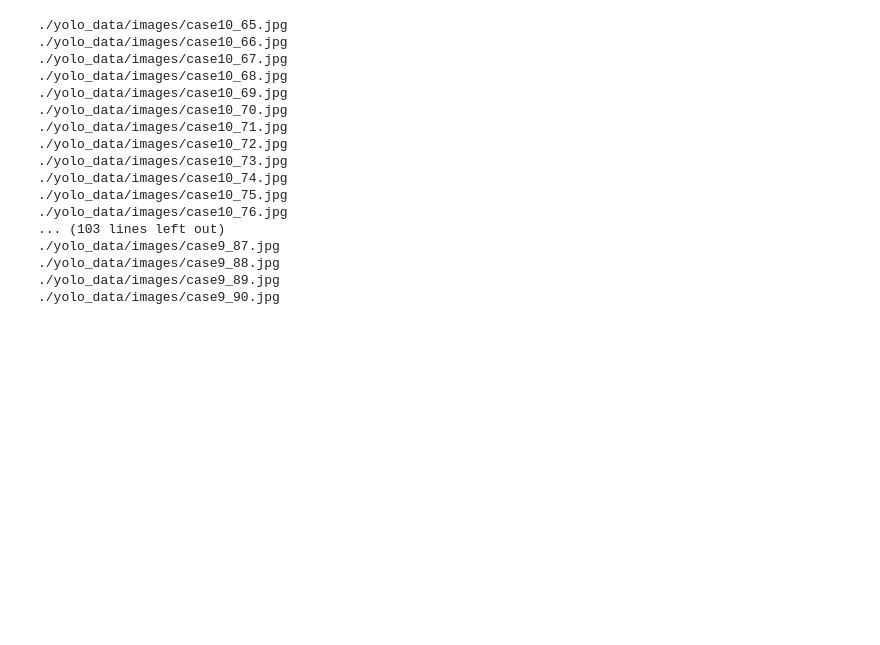
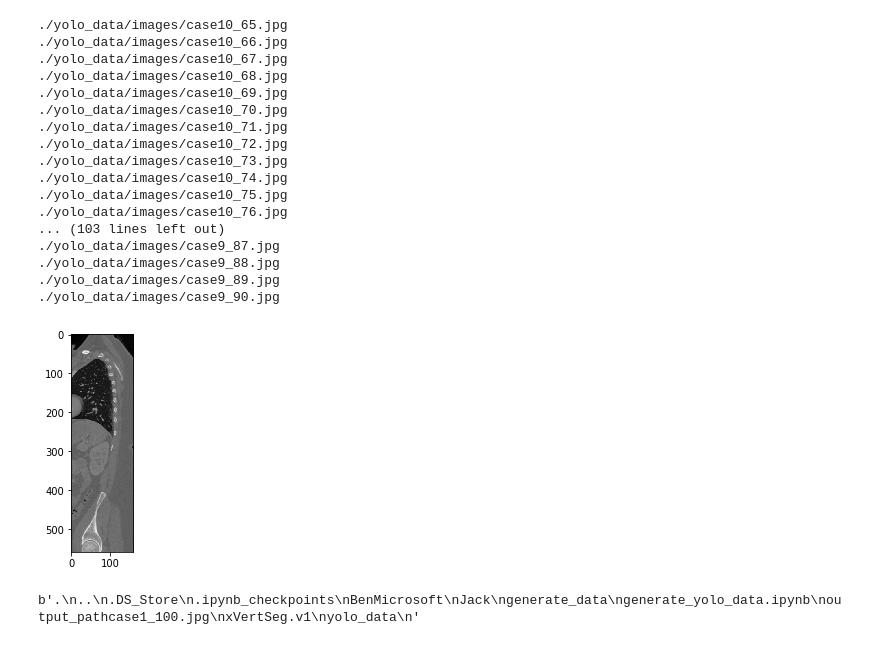
Before and after one commit to ianchen1015/spine, a Jupyter notebook: data/generate_yolo_data.ipynb, the cells around one changed output. Drawn from its saved outputs; the diff is of its cells as text; code cells hidden in the pictures; blank space fills up the shorter version.

Commit message:
seg data

```diff
--- a/data/generate_yolo_data.ipynb
+++ b/data/generate_yolo_data.ipynb
@@ -214,3 +214,24 @@ for pathAndFilename in glob.iglob(os.path.join(current_dir, "*.jpg")):
 ./yolo_data/images/case9_88.jpg
 ./yolo_data/images/case9_89.jpg
 ./yolo_data/images/case9_90.jpg
+# %%
+def generate_slice(input_path='./Jack/images/case1.mhd', output_path='./yolo_data/yolo/data/test/'):
+    #x = load_x(input_path)
+    file_test = open(output_path + 'test.txt', 'w')
+    path_data = 'data/test/'
+
+    for z in range(x.shape[2]):
+        plt.imshow(x[:,:,z], cmap='gray')#85-100
+        file_name = 'case1_'+ str(z) + '.jpg'
+        cv2.imwrite(output_path + file_name, x[:,:,z])
+        file_test.write(path_data + file_name + "\n")
+# %%
+generate_slice()
+# %% [output]
+[figure, added]
+# %%
+
+import subprocess
+subprocess.check_output('ls -a'.split(' '))
+# %% [output]
+b'.\n..\n.DS_Store\n.ipynb_checkpoints\nBenMicrosoft\nJack\ngenerate_data\ngenerate_yolo_data.ipynb\noutput_pathcase1_100.jpg\nxVertSeg.v1\nyolo_data\n'
```
Also changed, not shown: parts of 2 cells of this notebook, 2 other files.
